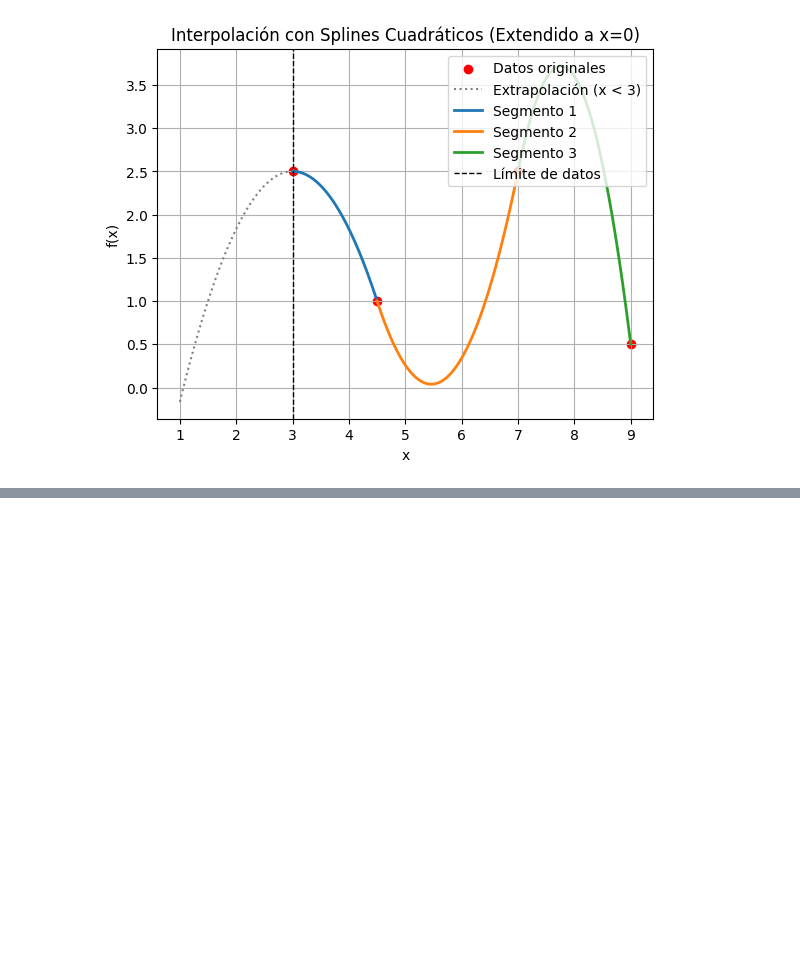
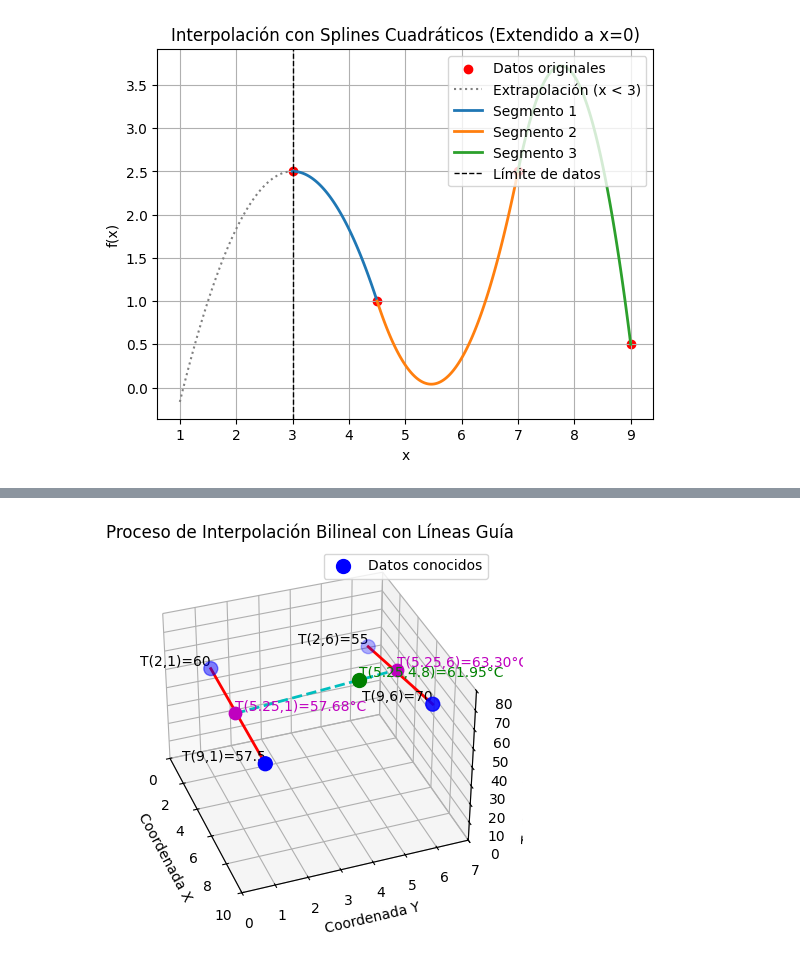
Before and after one commit to ArnaldoHC/Herramientas-Computacionales-Avanzadas, a Jupyter notebook: Clases/Ajustes/Interpolacion.ipynb, the cells around one changed output, grey strips where cells are left out. Cells and saved outputs as stored; diff of their text form; code cells hidden in the pictures; blank space fills up the shorter version.

Commit message:
interpolación

```diff
--- a/Clases/Ajustes/Interpolacion.ipynb
+++ b/Clases/Ajustes/Interpolacion.ipynb
@@ -318,0 +331,79 @@ donde $f[x_{i+1},x_i]$ es la forma conocida de diferencias finitas. Al utilizar
+# %%
+import numpy as np
+import matplotlib.pyplot as plt
+
+# Datos de entrada
+x = np.array([2, 9])  # Coordenadas x conocidas
+y = np.array([1, 6])  # Coordenadas y conocidas
+X, Y = np.meshgrid(x, y)  # Crear malla de coordenadas
+T = np.array([[60, 57.5], [55, 70]])  # Temperaturas en los puntos (2,1), (9,1), (2,6), (9,6)
+
+# Punto a interpolar
+x_interp = 5.25
+y_interp = 4.8
+
+# Interpolación bilineal usando polinomios de Lagrange
+# Coeficientes de Lagrange para x
+Lx1 = (x_interp - x[1]) / (x[0] - x[1])  # L1 para x
+Lx2 = (x_interp - x[0]) / (x[1] - x[0])  # L2 para x
+
+# Coeficientes de Lagrange para y
+Ly1 = (y_interp - y[1]) / (y[0] - y[1])  # L1 para y
+Ly2 = (y_interp - y[0]) / (y[1] - y[0])  # L2 para y
+
+# Interpolación en x para y1=1 y y2=6
+T_y1 = Lx1 * T[0, 0] + Lx2 * T[1, 0]  # T(5.25,1)
+T_y2 = Lx1 * T[0, 1] + Lx2 * T[1, 1]  # T(5.25,6)
+
+# Interpolación final en y
+T_interp = Ly1 * T_y1 + Ly2 * T_y2  # T(5.25,4.8)
+
+# Gráfica con líneas guía
+fig = plt.figure()
+ax = fig.add_subplot(111, projection='3d')
+
+# 1. Puntos originales
+ax.scatter(X.flatten(), Y.flatten(), T.flatten(), color='b', s=100, label='Datos conocidos')
+for i, txt in enumerate(['T(2,1)=60', 'T(9,1)=57.5', 'T(2,6)=55', 'T(9,6)=70']):
+    ax.text(X.flatten()[i], Y.flatten()[i], T.flatten()[i], txt, verticalalignment='bottom', horizontalalignment='right')
+
+# 2. Línea entre T(2,1) y T(9,1) - para y=1
+ax.plot([2, 9], [1, 1], [60, 57.5], color='r', linewidth=2)
+
+# 3. Punto interpolado T(5.25,1)
+ax.scatter(5.25, 1, T_y1, color='m', s=80)
+ax.text(5.25, 1, T_y1, f'T(5.25,1)={T_y1:.2f}°C', color='m', verticalalignment='bottom')
+
+# 4. Línea entre T(2,6) y T(9,6) - para y=6
+ax.plot([2, 9], [6, 6], [55, 70], color='r', linewidth=2)
+
+# 5. Punto interpolado T(5.25,6)
+ax.scatter(5.25, 6, T_y2, color='m', s=80)
+ax.text(5.25, 6, T_y2, f'T(5.25,6)={T_y2:.2f}°C', color='m', verticalalignment='bottom')
+
+# 6. Línea entre T(5.25,1) y T(5.25,6)
+ax.plot([5.25, 5.25], [1, 6], [T_y1, T_y2], color='c', linewidth=2, linestyle='--')
+
+# 7. Punto interpolado final T(5.25,4.8)
+ax.scatter(x_interp, y_interp, T_interp, color='g', s=100)
+ax.text(x_interp, y_interp, T_interp, f'T(5.25,4.8)={T_interp:.2f}°C', color='g', verticalalignment='bottom')
+
+# Configuración de la gráfica
+ax.set_xlabel('Coordenada X')
+ax.set_ylabel('Coordenada Y')
+ax.set_zlabel('Temperatura (°C)')
+ax.set_title('Proceso de Interpolación Bilineal con Líneas Guía')
+ax.view_init(elev=34.5, azim=-20.3)
+ax.set_xlim([0, 10])
+ax.set_ylim([0, 7])
+ax.set_zlim([0, 80])
+plt.legend()
+plt.show()
+
+# Mostrar resultados en consola
+print('\nResultados de interpolación:')
+print(f'T(5.25,1) = {T_y1:.4f}°C')
+print(f'T(5.25,6) = {T_y2:.4f}°C')
+print(f'T(5.25,4.8) = {T_interp:.4f}°C')
+# %% [output]
+[figure, added]
```
Also changed, not shown: parts of 8 cells of this notebook.
